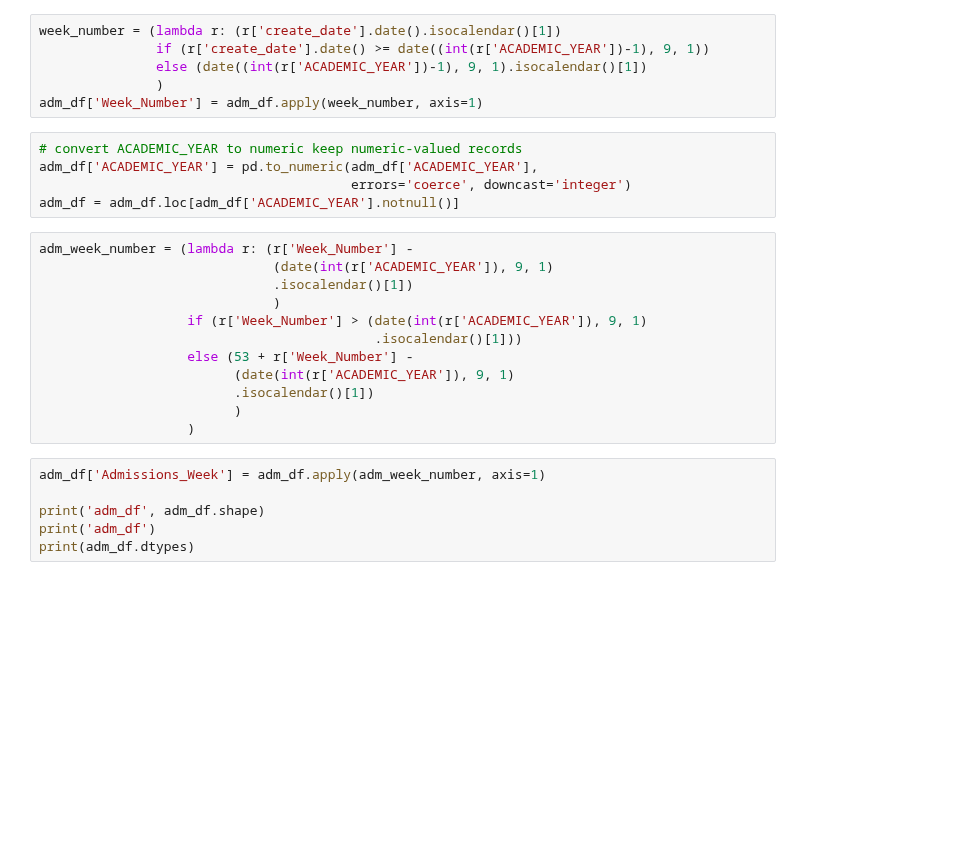
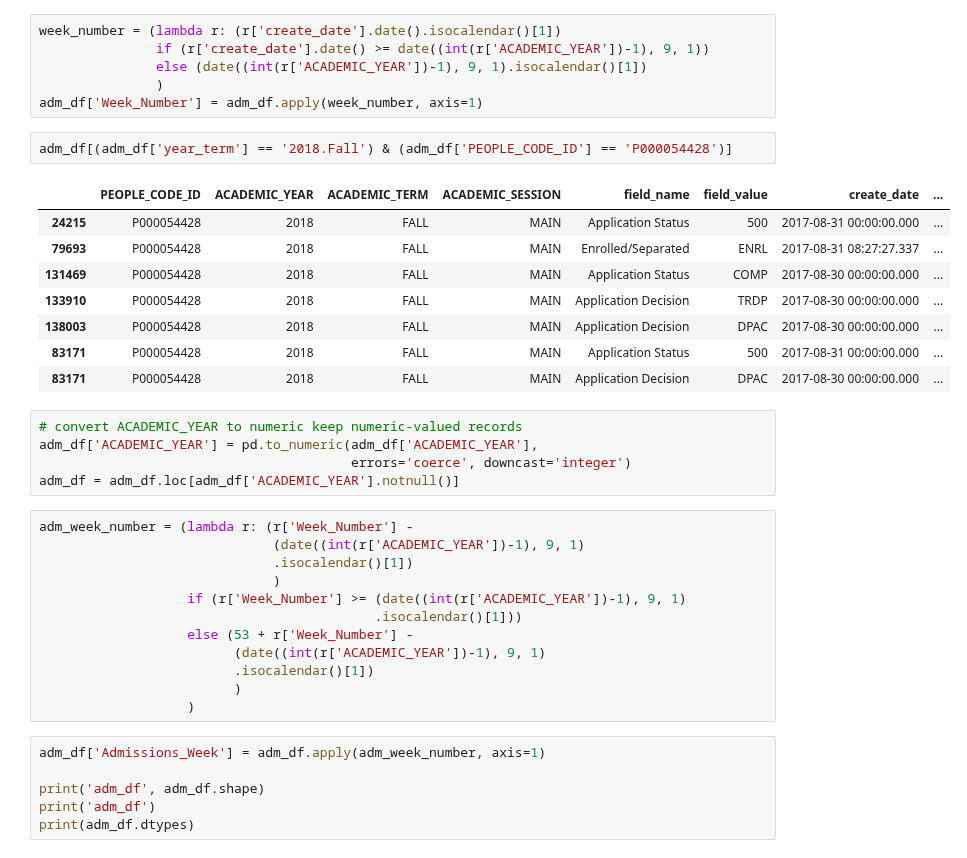
Before and after one commit to JeffWalton-PSC/Admissions, a Jupyter notebook: funnel/admissions_historic_data.ipynb, the cells around one changed output. Drawn from its saved outputs; the diff is of its cells as text; blank space fills up the shorter version.

```diff
--- a/funnel/admissions_historic_data.ipynb
+++ b/funnel/admissions_historic_data.ipynb
@@ -273,6 +273,17 @@ week_number = (lambda r: (r['create_date'].date().isocalendar()[1])
                else (date((int(r['ACADEMIC_YEAR'])-1), 9, 1).isocalendar()[1])
                )
 adm_df['Week_Number'] = adm_df.apply(week_number, axis=1)
+# %%
+adm_df[(adm_df['year_term'] == '2018.Fall') & (adm_df['PEOPLE_CODE_ID'] == 'P000054428')]
+# %% [output]
+|  | PEOPLE_CODE_ID | ACADEMIC_YEAR | ACADEMIC_TERM | ACADEMIC_SESSION | field_name | field_value | create_date | ... |
+| 24215 | P000054428 | 2018 | FALL | MAIN | Application Status | 500 | 2017-08-31 00:00:00.000 | ... |
+| 79693 | P000054428 | 2018 | FALL | MAIN | Enrolled/Separated | ENRL | 2017-08-31 08:27:27.337 | ... |
+| 131469 | P000054428 | 2018 | FALL | MAIN | Application Status | COMP | 2017-08-30 00:00:00.000 | ... |
+| 133910 | P000054428 | 2018 | FALL | MAIN | Application Decision | TRDP | 2017-08-30 00:00:00.000 | ... |
+| 138003 | P000054428 | 2018 | FALL | MAIN | Application Decision | DPAC | 2017-08-30 00:00:00.000 | ... |
+| 83171 | P000054428 | 2018 | FALL | MAIN | Application Status | 500 | 2017-08-31 00:00:00.000 | ... |
+| 83171 | P000054428 | 2018 | FALL | MAIN | Application Decision | DPAC | 2017-08-30 00:00:00.000 | ... |
 # %%
 # convert ACADEMIC_YEAR to numeric keep numeric-valued records
 adm_df['ACADEMIC_YEAR'] = pd.to_numeric(adm_df['ACADEMIC_YEAR'],
@@ -280,13 +291,13 @@ adm_df['ACADEMIC_YEAR'] = pd.to_numeric(adm_df['ACADEMIC_YEAR'],
 adm_df = adm_df.loc[adm_df['ACADEMIC_YEAR'].notnull()]
 # %%
 adm_week_number = (lambda r: (r['Week_Number'] -
-                              (date(int(r['ACADEMIC_YEAR']), 9, 1)
+                              (date((int(r['ACADEMIC_YEAR'])-1), 9, 1)
                               .isocalendar()[1])
                               )
-                   if (r['Week_Number'] > (date(int(r['ACADEMIC_YEAR']), 9, 1)
+                   if (r['Week_Number'] >= (date((int(r['ACADEMIC_YEAR'])-1), 9, 1)
                                            .isocalendar()[1]))
                    else (53 + r['Week_Number'] -
-                         (date(int(r['ACADEMIC_YEAR']), 9, 1)
+                         (date((int(r['ACADEMIC_YEAR'])-1), 9, 1)
                          .isocalendar()[1])
                          )
                    )
```
Also changed, not shown: parts of 10 cells of this notebook.
